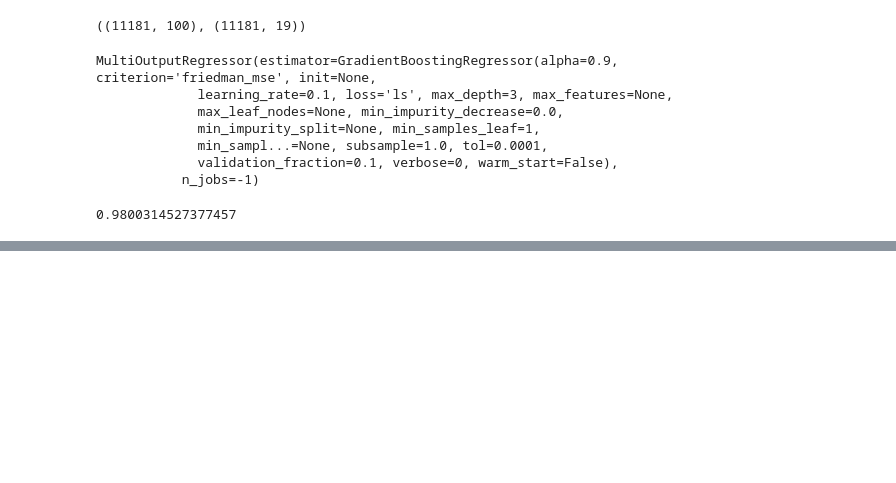
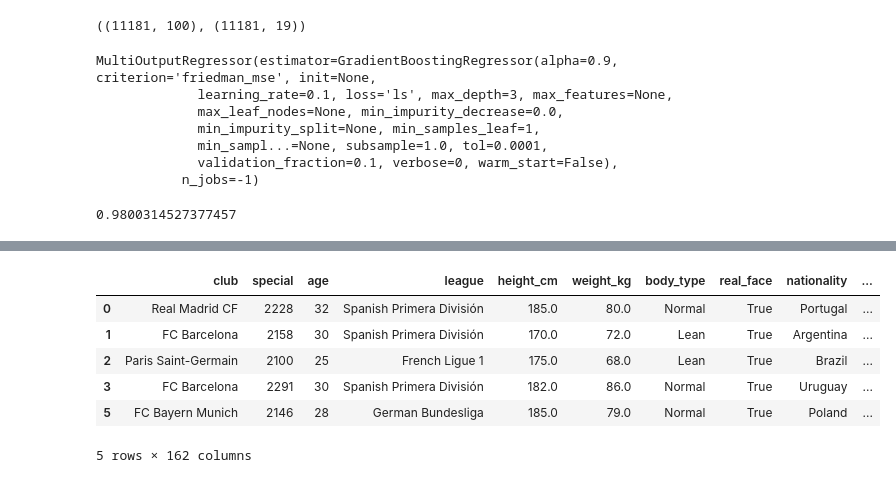
Before and after one commit to vibhavagarwal5/FIFA_Rating, a Jupyter notebook: fifa.ipynb, the cells around one changed output, grey strips where cells are left out. Cells and saved outputs as stored; diff of their text form; code cells hidden in the pictures; blank space fills up the shorter version.

```diff
--- a/fifa.ipynb
+++ b/fifa.ipynb
@@ -367,0 +382,10 @@ clf.score(Xtest_pca, Ytest_)
+# %%
+data_2.head()
+# %% [output]
+|  | club | special | age | league | height_cm | weight_kg | body_type | real_face | nationality | ... |
+| 0 | Real Madrid CF | 2228 | 32 | Spanish Primera División | 185.0 | 80.0 | Normal | True | Portugal | ... |
+| 1 | FC Barcelona | 2158 | 30 | Spanish Primera División | 170.0 | 72.0 | Lean | True | Argentina | ... |
+| 2 | Paris Saint-Germain | 2100 | 25 | French Ligue 1 | 175.0 | 68.0 | Lean | True | Brazil | ... |
+| 3 | FC Barcelona | 2291 | 30 | Spanish Primera División | 182.0 | 86.0 | Normal | True | Uruguay | ... |
+| 5 | FC Bayern Munich | 2146 | 28 | German Bundesliga | 185.0 | 79.0 | Normal | True | Poland | ... |
+5 rows × 162 columns
```
Also changed, not shown: parts of 8 cells of this notebook.
